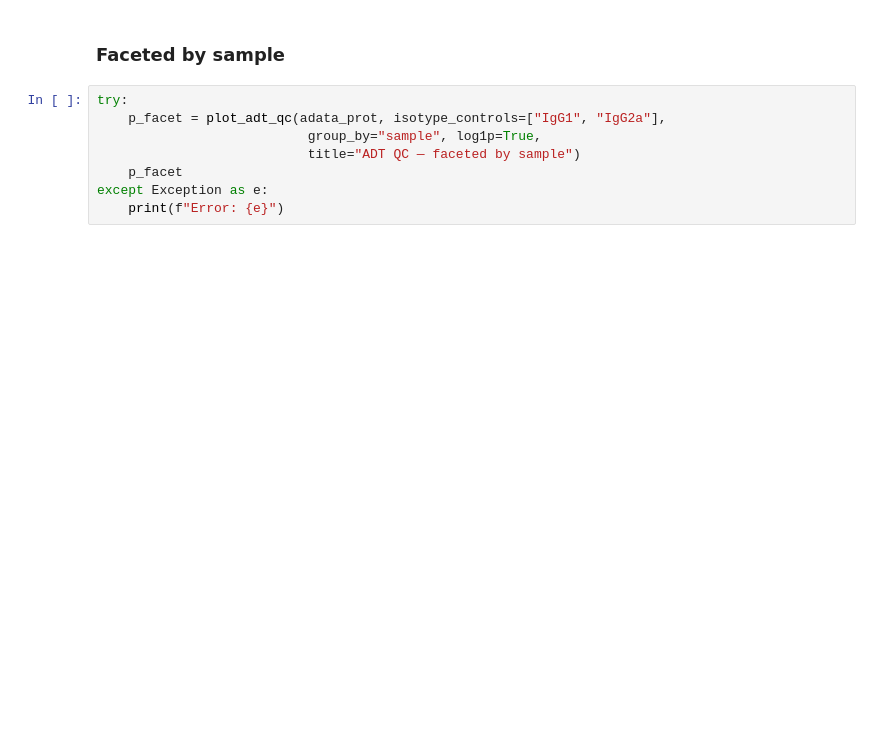
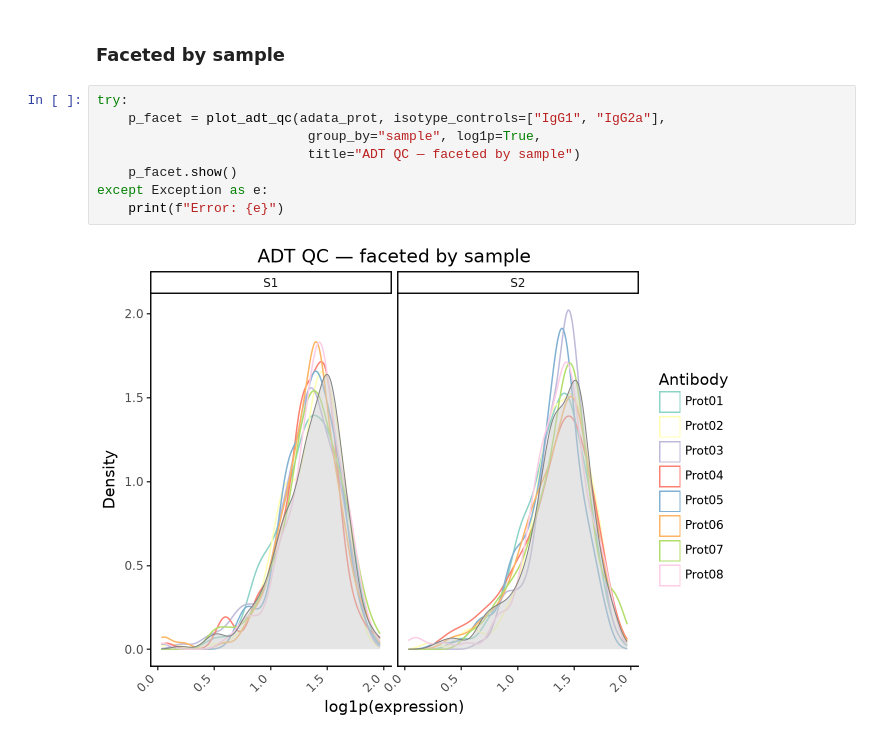
Before and after one commit to MaximilianNuber/ggnomics, a Jupyter notebook: examples/13_multimodal.ipynb, the cells around one changed output. Drawn from its saved outputs; the diff is of its cells as text; blank space fills up the shorter version.

```diff
--- a/examples/13_multimodal.ipynb
+++ b/examples/13_multimodal.ipynb
@@ -65,8 +71,10 @@ except Exception as e:
 # %%
 try:
     p_facet = plot_adt_qc(adata_prot, isotype_controls=["IgG1", "IgG2a"],
                            group_by="sample", log1p=True,
                            title="ADT QC — faceted by sample")
-    p_facet
+    p_facet.show()
 except Exception as e:
     print(f"Error: {e}")
+# %% [output]
+[figure, added]
```
Also changed, not shown: parts of 4 cells of this notebook, 43 other files.
